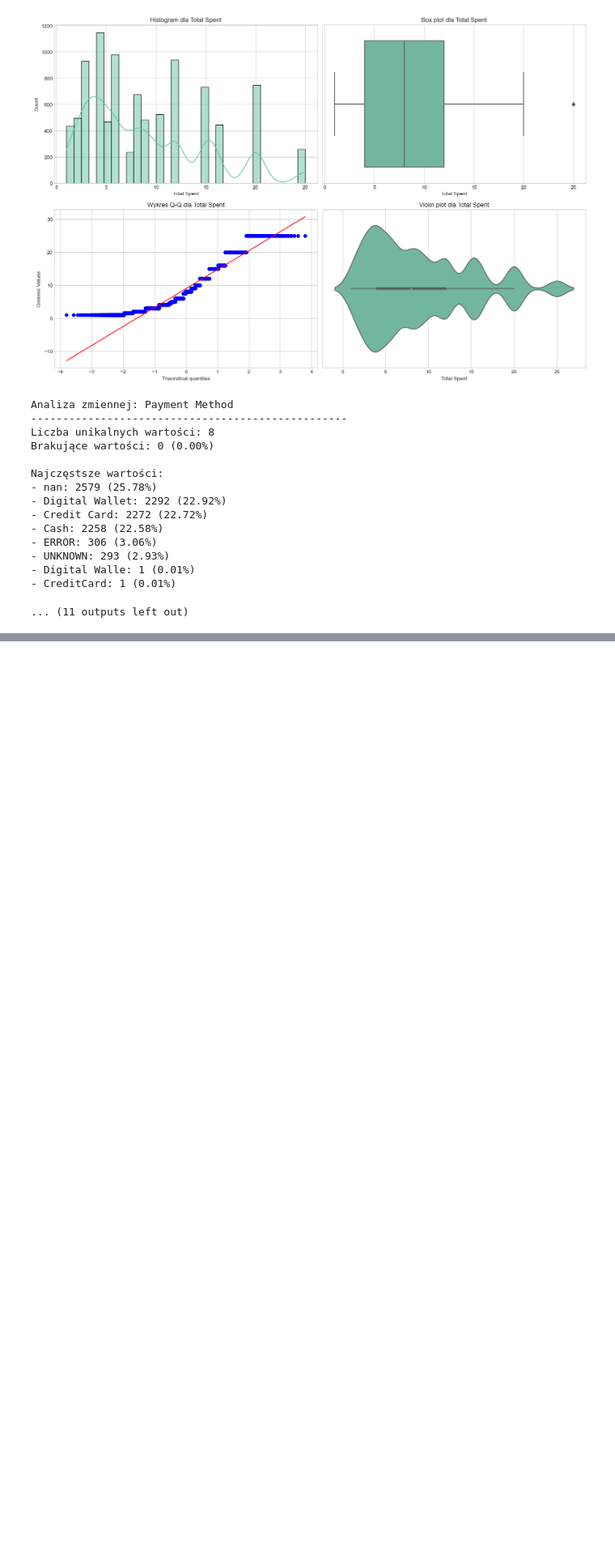
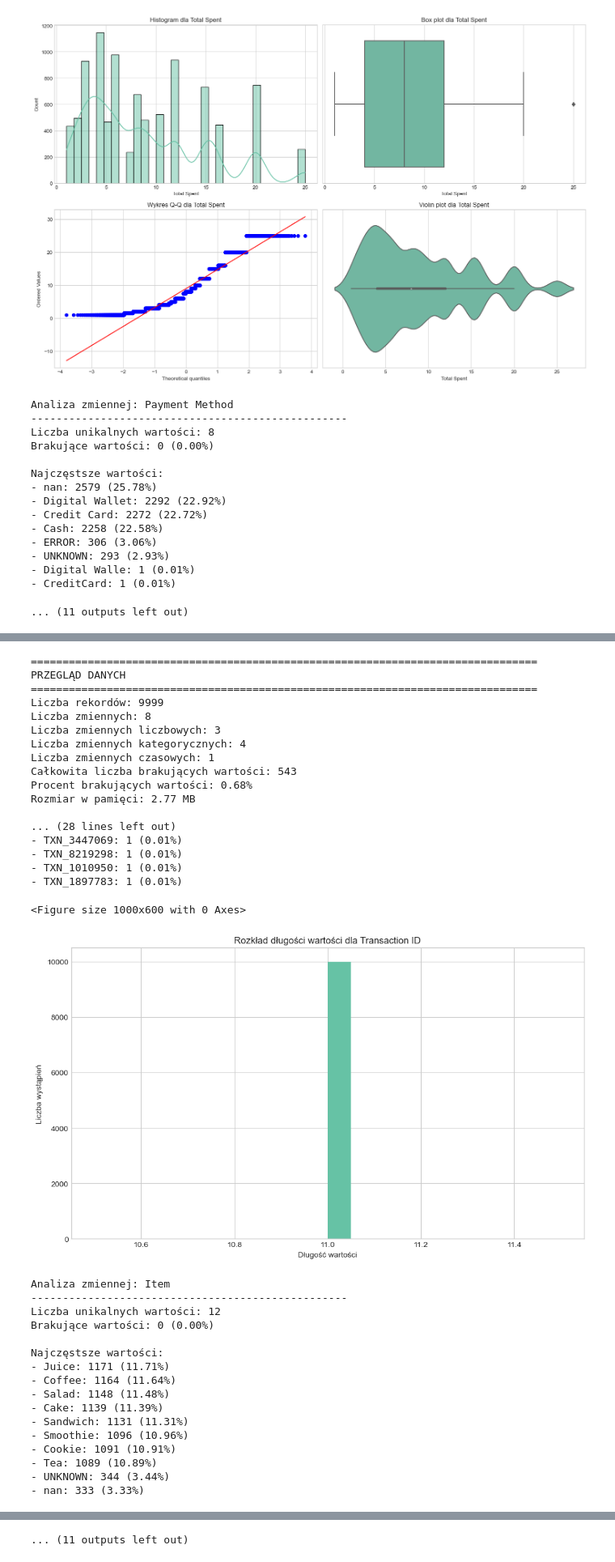
Before and after one commit to jkociecki/data-warehouses, a Jupyter notebook: lab03/profiling.ipynb, the cells around one changed output, grey strips where cells are left out. Shown at 81% size. Cells and saved outputs as stored; diff of their text form; code cells hidden in the pictures; blank space fills up the shorter version.

```diff
--- a/lab03/profiling.ipynb
+++ b/lab03/profiling.ipynb
@@ -480,0 +514,2 @@ Najczęstsze wartości:
+# %%
+df = pd.read_csv('dane_lista3.csv')
@@ -480,0 +541,76 @@ Najczęstsze wartości:
+# %%
+def fill_missing_values(row):
+    q, ppu, total = row['Quantity'], row['Price Per Unit'], row['Total Spent']
+
+    if pd.isna(q) and pd.notna(ppu) and pd.notna(total):
+        row['Quantity'] = total / ppu
+    elif pd.isna(ppu) and pd.notna(q) and pd.notna(total):
+        row['Price Per Unit'] = total / q
+    elif pd.isna(total) and pd.notna(q) and pd.notna(ppu):
+        row['Total Spent'] = q * ppu
+
+    return row
+
+df = df.apply(fill_missing_values, axis=1)
+# %%
+known_prices = df.dropna(subset=['Price Per Unit']).drop_duplicates(subset='Item')[['Item', 'Price Per Unit']]
+item_price_dict = dict(zip(known_prices['Item'], known_prices['Price Per Unit']))
+
+df['Price Per Unit'] = df.apply(
+    lambda row: item_price_dict.get(row['Item'], np.nan) if pd.isna(row['Price Per Unit']) else row['Price Per Unit'],
+    axis=1
+)
+# %%
+price_item_counts = df.dropna(subset=['Item', 'Price Per Unit']) \
+    .groupby('Price Per Unit')['Item'] \
+    .nunique()
+
+unique_price_items = df.dropna(subset=['Item', 'Price Per Unit']) \
+    .groupby('Price Per Unit')['Item'] \
+    .first()[price_item_counts == 1]
+
+price_to_item = unique_price_items.to_dict()
+
+df['Item'] = df.apply(
+    lambda row: price_to_item.get(row['Price Per Unit'], row['Item']) if pd.isna(row['Item']) else row['Item'],
+    axis=1
+)
+# %%
+df.to_csv('dane_lista3_cleaned.csv', index=False)
+generate_data_profiling_report(file_path='dane_lista3_cleaned.csv')
+# %% [output]
+================================================================================
+PRZEGLĄD DANYCH
+================================================================================
+Liczba rekordów: 9999
+Liczba zmiennych: 8
+Liczba zmiennych liczbowych: 3
+Liczba zmiennych kategorycznych: 4
+Liczba zmiennych czasowych: 1
+Całkowita liczba brakujących wartości: 543
+Procent brakujących wartości: 0.68%
+Rozmiar w pamięci: 2.77 MB
+
+... (28 lines left out)
+- TXN_3447069: 1 (0.01%)
+- TXN_8219298: 1 (0.01%)
+- TXN_1010950: 1 (0.01%)
+- TXN_1897783: 1 (0.01%)
+<Figure size 1000x600 with 0 Axes>
+[figure, added]
+Analiza zmiennej: Item
+--------------------------------------------------
+Liczba unikalnych wartości: 12
+Brakujące wartości: 0 (0.00%)
+
+Najczęstsze wartości:
+- Juice: 1171 (11.71%)
+- Coffee: 1164 (11.64%)
+- Salad: 1148 (11.48%)
+- Cake: 1139 (11.39%)
+- Sandwich: 1131 (11.31%)
+- Smoothie: 1096 (10.96%)
+- Cookie: 1091 (10.91%)
+- Tea: 1089 (10.89%)
+- UNKNOWN: 344 (3.44%)
+- nan: 333 (3.33%)
@@ -480,0 +685 @@ Najczęstsze wartości:
+... (11 outputs left out)
```
Also changed, not shown: parts of 7 cells of this notebook, 6 other files.
